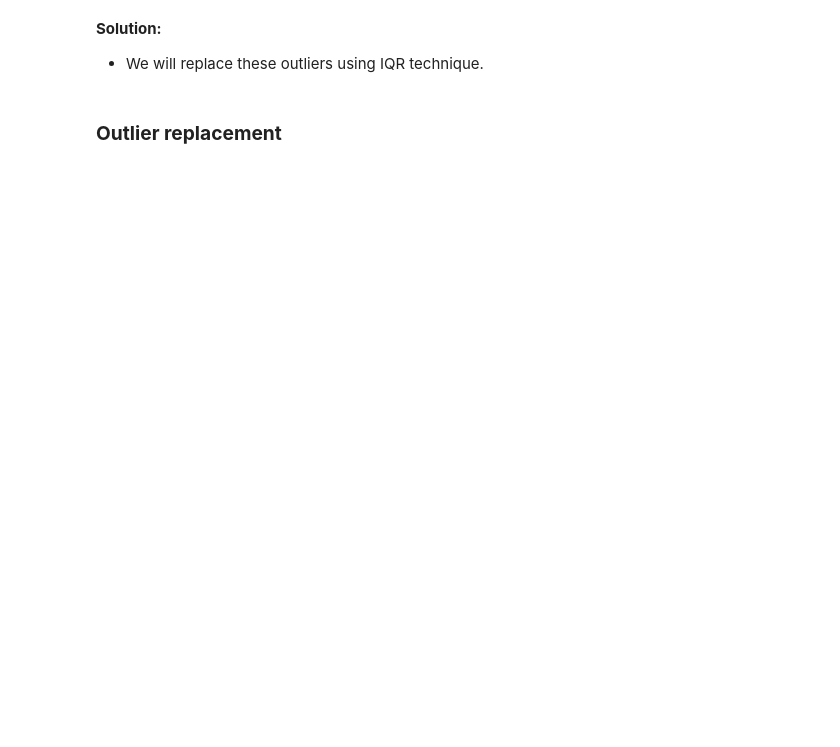
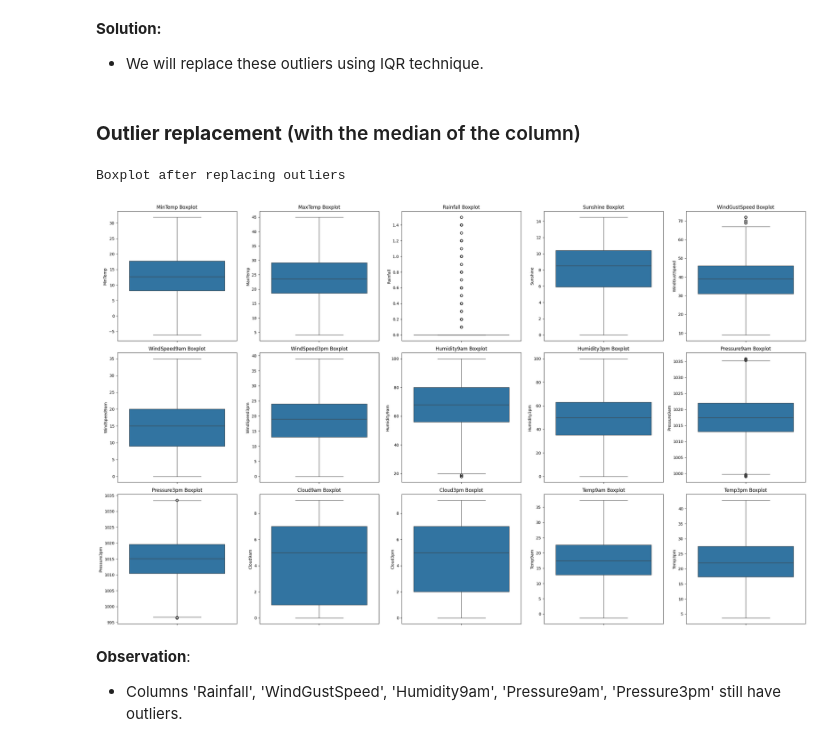
Before and after one commit to dzungpnguyen/rain-in-australia, a Jupyter notebook: data_exploration_analysis.ipynb, the cells around one changed output. Cells and saved outputs as stored; diff of their text form; code cells hidden in the pictures; blank space fills up the shorter version.

```diff
--- a/data_exploration_analysis.ipynb
+++ b/data_exploration_analysis.ipynb
@@ -787,4 +787,30 @@ plt.show()
 **Solution:**
 - We will replace these outliers using IQR technique.
 # %% [markdown]
-### **Outlier replacement**
+### **Outlier replacement** (with the median of the column)
+# %%
+outlier_columns = ['MinTemp', 'MaxTemp', 'Rainfall', 'WindGustSpeed', 'WindSpeed9am', 'WindSpeed3pm', 'Humidity9am', 'Humidity3pm', 'Pressure9am', 'Pressure3pm', 'Temp9am', 'Temp3pm']
+for col in outlier_columns:
+    q1 = df[col].quantile(0.25)
+    q3 = df[col].quantile(0.75)
+    iqr = q3 - q1
+    lower_limit = q1 - 1.5 * iqr
+    upper_limit = q3 + 1.5 * iqr
+    median = df[col].median()
+    df[col] = np.where((df[col] < lower_limit) | (df[col] > upper_limit), median, df[col])
+# %%
+print('Boxplot after replacing outliers')
+
+plt.figure(figsize=(25, 15))
+for column in range(len(numeric_columns)):
+    plt.subplot(3, 5, column+1)
+    sns.boxplot(y=df[numeric_columns[column]])
+    plt.title(f'{numeric_columns[column]} Boxplot')
+plt.tight_layout()
+plt.show()
+# %% [output]
+Boxplot after replacing outliers
+[figure, added]
+# %% [markdown]
+**Observation**:
+- Columns 'Rainfall', 'WindGustSpeed', 'Humidity9am', 'Pressure9am', 'Pressure3pm' still have outliers.
```
Also changed, not shown: parts of 7 cells of this notebook.
